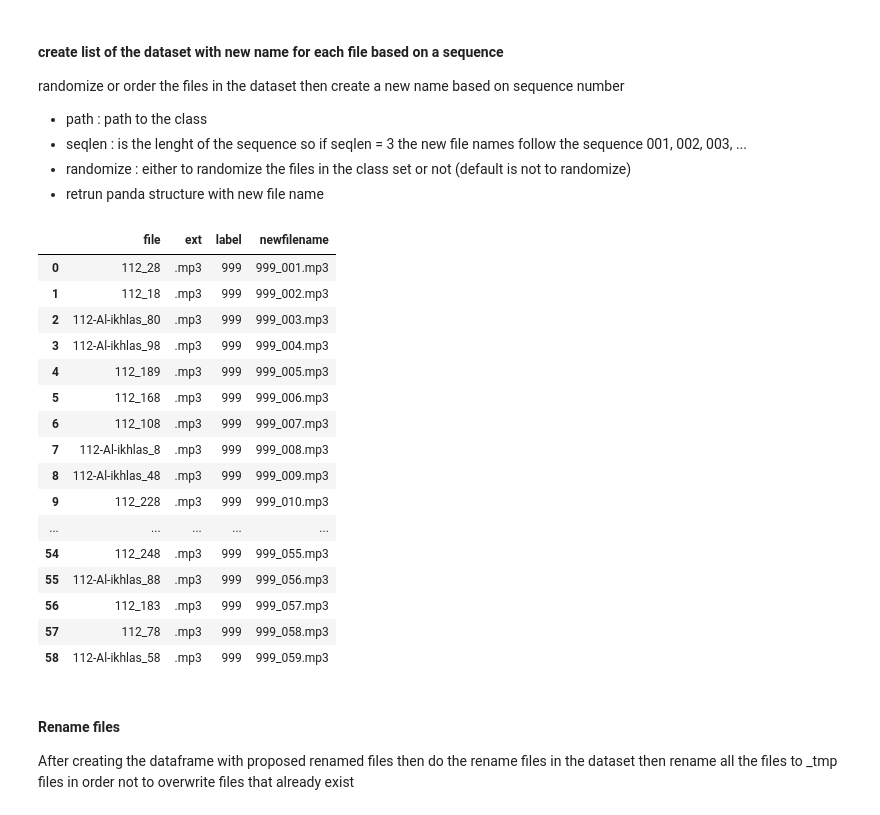
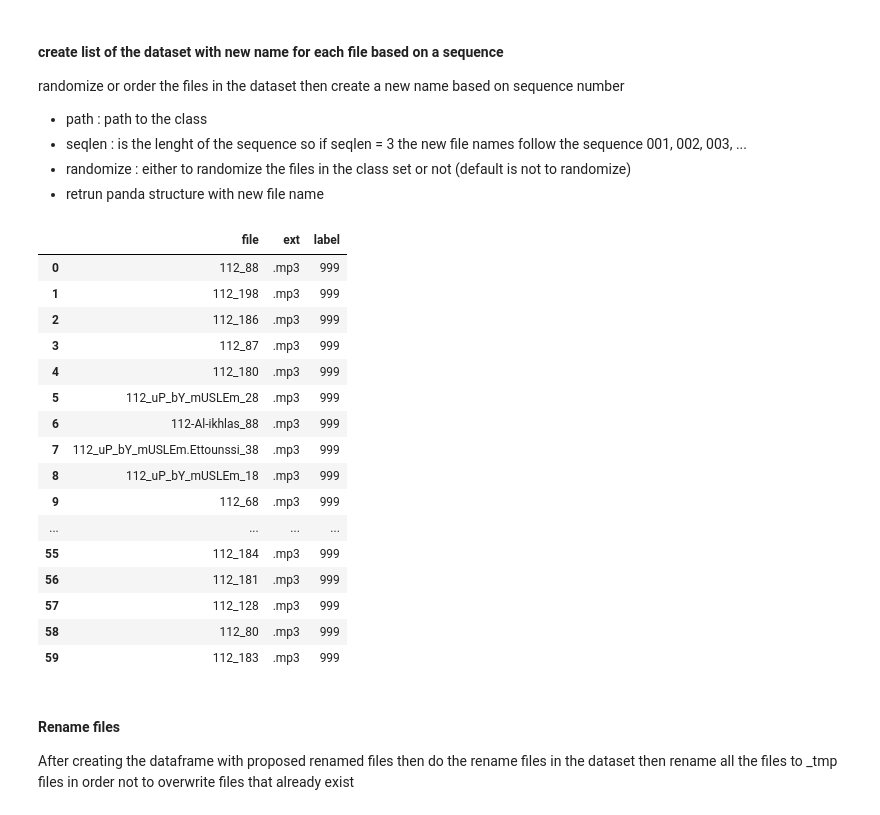
Before and after one commit to wradwan/DataScience_Library, a Jupyter notebook: datasettools.ipynb, the cells around one changed output. Drawn from its saved outputs; the diff is of its cells as text; code cells hidden in the pictures.

```diff
--- a/datasettools.ipynb
+++ b/datasettools.ipynb
@@ -83,7 +83,10 @@ mainly used for the test dataset to generate the file name and the label based o
 randomize is set to true if the files are ranomized in the dataset instead of ordered
 # %%
 def list_files_with_labels(path, randomize=False):
+    dataset = []
     files = sorted(os.listdir(path))
+    if not files:
+        return dataset
     file = [os.path.splitext(x)[0] for x in files]
     ext = [os.path.splitext(x)[-1] for x in files]
     class_name = ntpath.basename(path)
@@ -129,26 +134,26 @@ def list_with_new_file_name_seq(path,  seqlen, randomize=False,):
 path='/ds/dataset/quran/999'
 dataset = list_files_with_labels( path,randomize=True)
 data = list_with_new_file_name_seq( path,3)
-# %%
-data
-# %% [output]
-|  | file | ext | label | newfilename |
-| 0 | 112_28 | .mp3 | 999 | 999_001.mp3 |
-| 1 | 112_18 | .mp3 | 999 | 999_002.mp3 |
-| 2 | 112-Al-ikhlas_80 | .mp3 | 999 | 999_003.mp3 |
-| 3 | 112-Al-ikhlas_98 | .mp3 | 999 | 999_004.mp3 |
-| 4 | 112_189 | .mp3 | 999 | 999_005.mp3 |
-| 5 | 112_168 | .mp3 | 999 | 999_006.mp3 |
-| 6 | 112_108 | .mp3 | 999 | 999_007.mp3 |
-| 7 | 112-Al-ikhlas_8 | .mp3 | 999 | 999_008.mp3 |
-| 8 | 112-Al-ikhlas_48 | .mp3 | 999 | 999_009.mp3 |
-| 9 | 112_228 | .mp3 | 999 | 999_010.mp3 |
-| ... | ... | ... | ... | ... |
-| 54 | 112_248 | .mp3 | 999 | 999_055.mp3 |
-| 55 | 112-Al-ikhlas_88 | .mp3 | 999 | 999_056.mp3 |
-| 56 | 112_183 | .mp3 | 999 | 999_057.mp3 |
-| 57 | 112_78 | .mp3 | 999 | 999_058.mp3 |
-| 58 | 112-Al-ikhlas_58 | .mp3 | 999 | 999_059.mp3 |
+# %%
+dataset
+# %% [output]
+|  | file | ext | label |
+| 0 | 112_88 | .mp3 | 999 |
+| 1 | 112_198 | .mp3 | 999 |
+| 2 | 112_186 | .mp3 | 999 |
+| 3 | 112_87 | .mp3 | 999 |
+| 4 | 112_180 | .mp3 | 999 |
+| 5 | 112_uP_bY_mUSLEm_28 | .mp3 | 999 |
+| 6 | 112-Al-ikhlas_88 | .mp3 | 999 |
+| 7 | 112_uP_bY_mUSLEm.Ettounssi_38 | .mp3 | 999 |
+| 8 | 112_uP_bY_mUSLEm_18 | .mp3 | 999 |
+| 9 | 112_68 | .mp3 | 999 |
+| ... | ... | ... | ... |
+| 55 | 112_184 | .mp3 | 999 |
+| 56 | 112_181 | .mp3 | 999 |
+| 57 | 112_128 | .mp3 | 999 |
+| 58 | 112_80 | .mp3 | 999 |
+| 59 | 112_183 | .mp3 | 999 |
 # %% [markdown]
 #### Rename files
 After creating the dataframe with proposed renamed files then do the rename files in the dataset
```
Also changed, not shown: parts of 10 cells of this notebook.
